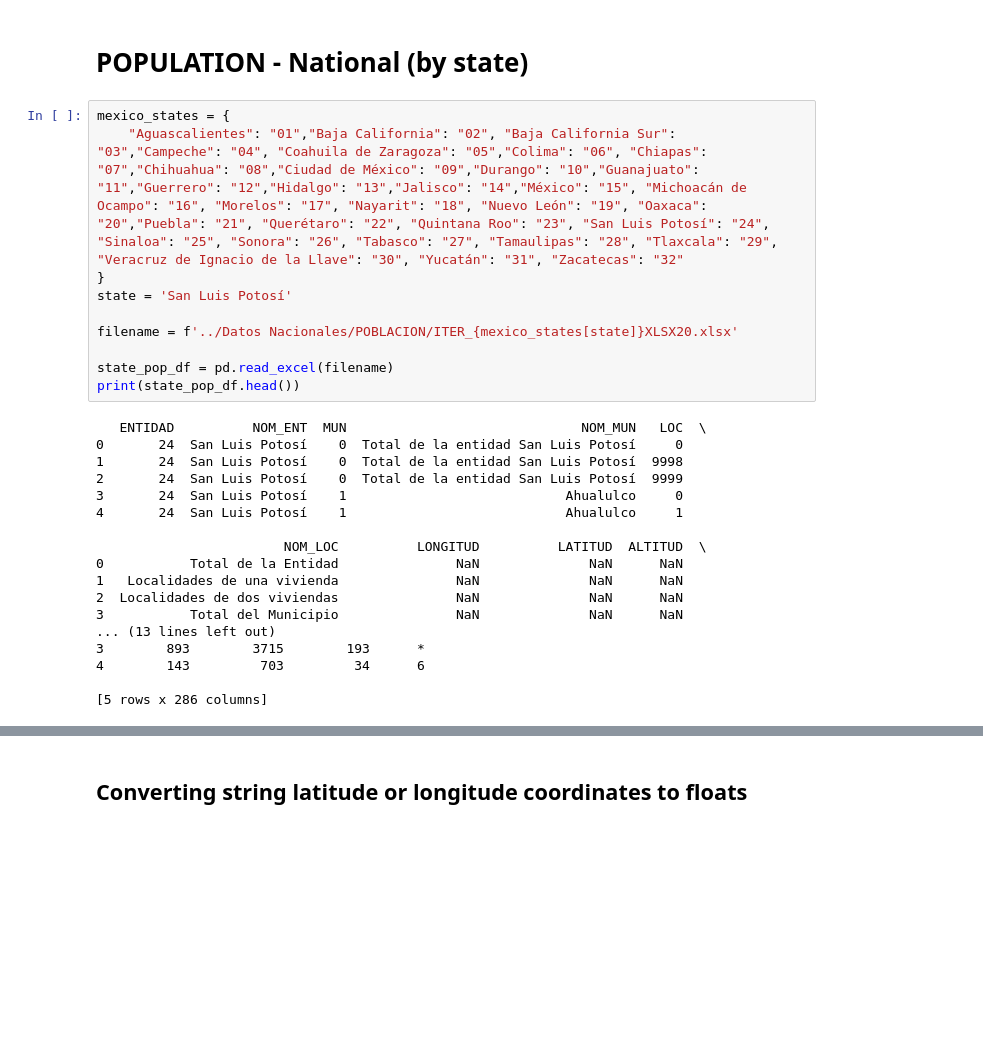
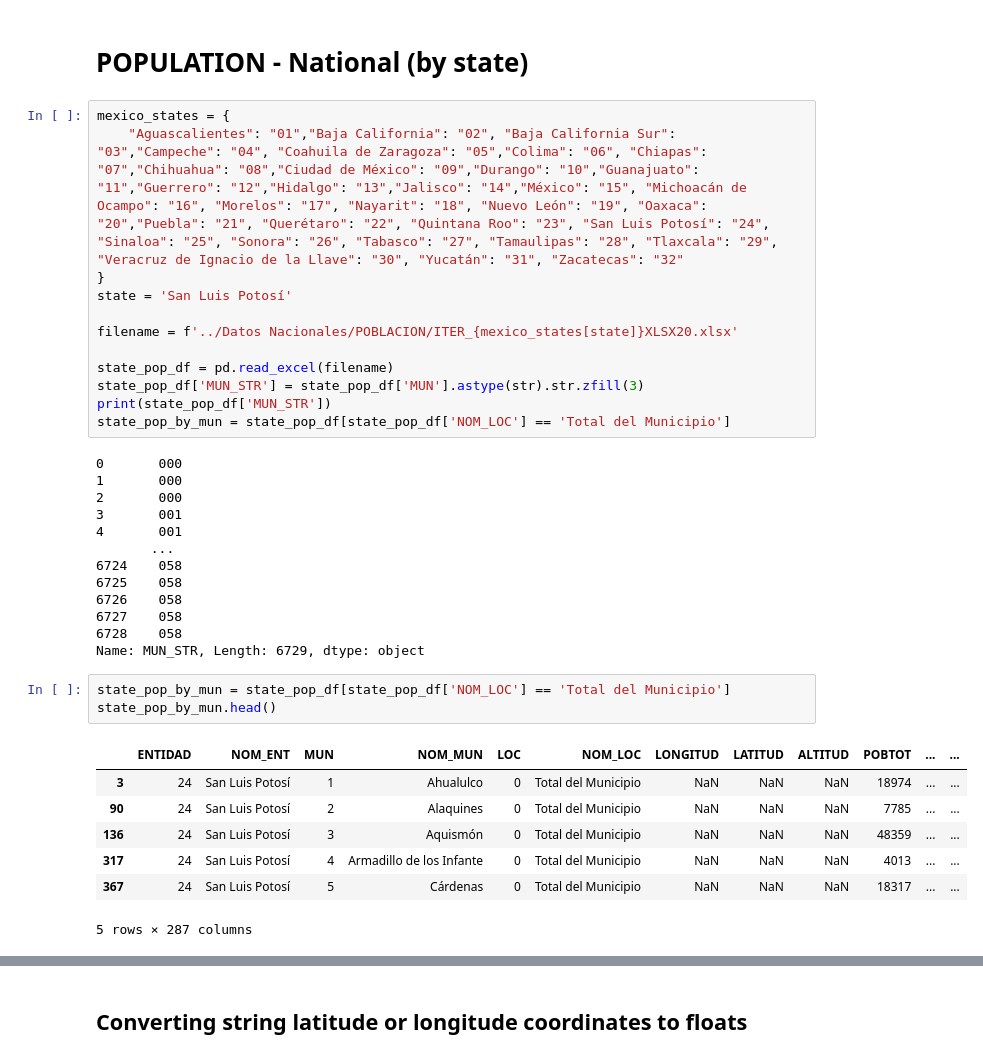
Before and after one commit to SANA-Initiative/BreastCancer-RiskPrediction, a Jupyter notebook: src/SLP_exploration.ipynb, the cells around one changed output, grey strips where cells are left out. Cells and saved outputs as stored; diff of their text form; blank space fills up the shorter version.

```diff
--- a/src/SLP_exploration.ipynb
+++ b/src/SLP_exploration.ipynb
@@ -44,22 +46,30 @@ state = 'San Luis Potosí'
 filename = f'../Datos Nacionales/POBLACION/ITER_{mexico_states[state]}XLSX20.xlsx'
 
 state_pop_df = pd.read_excel(filename)
-print(state_pop_df.head())
+state_pop_df['MUN_STR'] = state_pop_df['MUN'].astype(str).str.zfill(3)
+print(state_pop_df['MUN_STR'])
+state_pop_by_mun = state_pop_df[state_pop_df['NOM_LOC'] == 'Total del Municipio']
 # %% [output]
-   ENTIDAD          NOM_ENT  MUN                              NOM_MUN   LOC  \
-0       24  San Luis Potosí    0  Total de la entidad San Luis Potosí     0
-1       24  San Luis Potosí    0  Total de la entidad San Luis Potosí  9998
-2       24  San Luis Potosí    0  Total de la entidad San Luis Potosí  9999
-3       24  San Luis Potosí    1                            Ahualulco     0
-4       24  San Luis Potosí    1                            Ahualulco     1
-
-                        NOM_LOC          LONGITUD          LATITUD  ALTITUD  \
-0           Total de la Entidad               NaN              NaN      NaN
-1   Localidades de una vivienda               NaN              NaN      NaN
-2  Localidades de dos viviendas               NaN              NaN      NaN
-3           Total del Municipio               NaN              NaN      NaN
-... (13 lines left out)
-3        893        3715        193      *
-4        143         703         34      6
-
-[5 rows x 286 columns]
+0       000
+1       000
+2       000
+3       001
+4       001
+       ...
+6724    058
+6725    058
+6726    058
+6727    058
+6728    058
+Name: MUN_STR, Length: 6729, dtype: object
+# %%
+state_pop_by_mun = state_pop_df[state_pop_df['NOM_LOC'] == 'Total del Municipio']
+state_pop_by_mun.head()
+# %% [output]
+|  | ENTIDAD | NOM_ENT | MUN | NOM_MUN | LOC | NOM_LOC | LONGITUD | LATITUD | ALTITUD | POBTOT | ... | ... |
+| 3 | 24 | San Luis Potosí | 1 | Ahualulco | 0 | Total del Municipio | NaN | NaN | NaN | 18974 | ... | ... |
+| 90 | 24 | San Luis Potosí | 2 | Alaquines | 0 | Total del Municipio | NaN | NaN | NaN | 7785 | ... | ... |
+| 136 | 24 | San Luis Potosí | 3 | Aquismón | 0 | Total del Municipio | NaN | NaN | NaN | 48359 | ... | ... |
+| 317 | 24 | San Luis Potosí | 4 | Armadillo de los Infante | 0 | Total del Municipio | NaN | NaN | NaN | 4013 | ... | ... |
+| 367 | 24 | San Luis Potosí | 5 | Cárdenas | 0 | Total del Municipio | NaN | NaN | NaN | 18317 | ... | ... |
+5 rows × 287 columns
```
Also changed, not shown: parts of 4 cells of this notebook.
